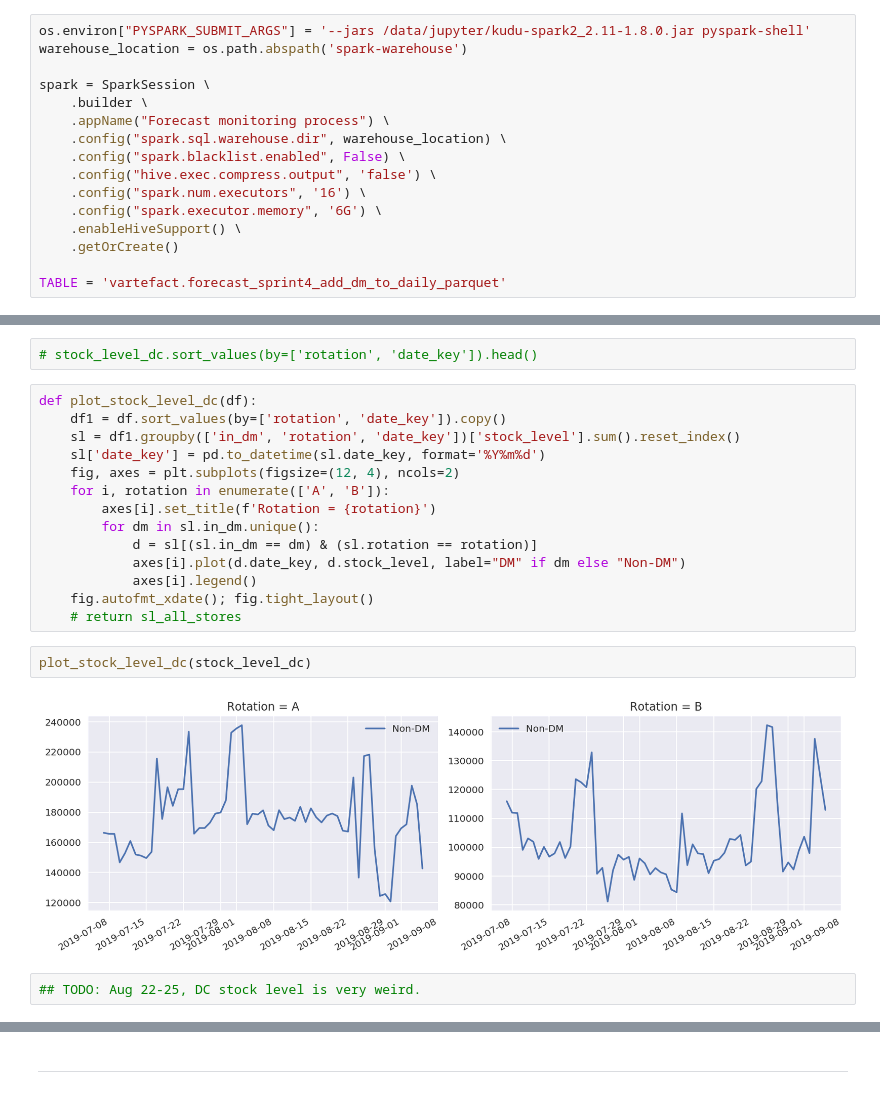
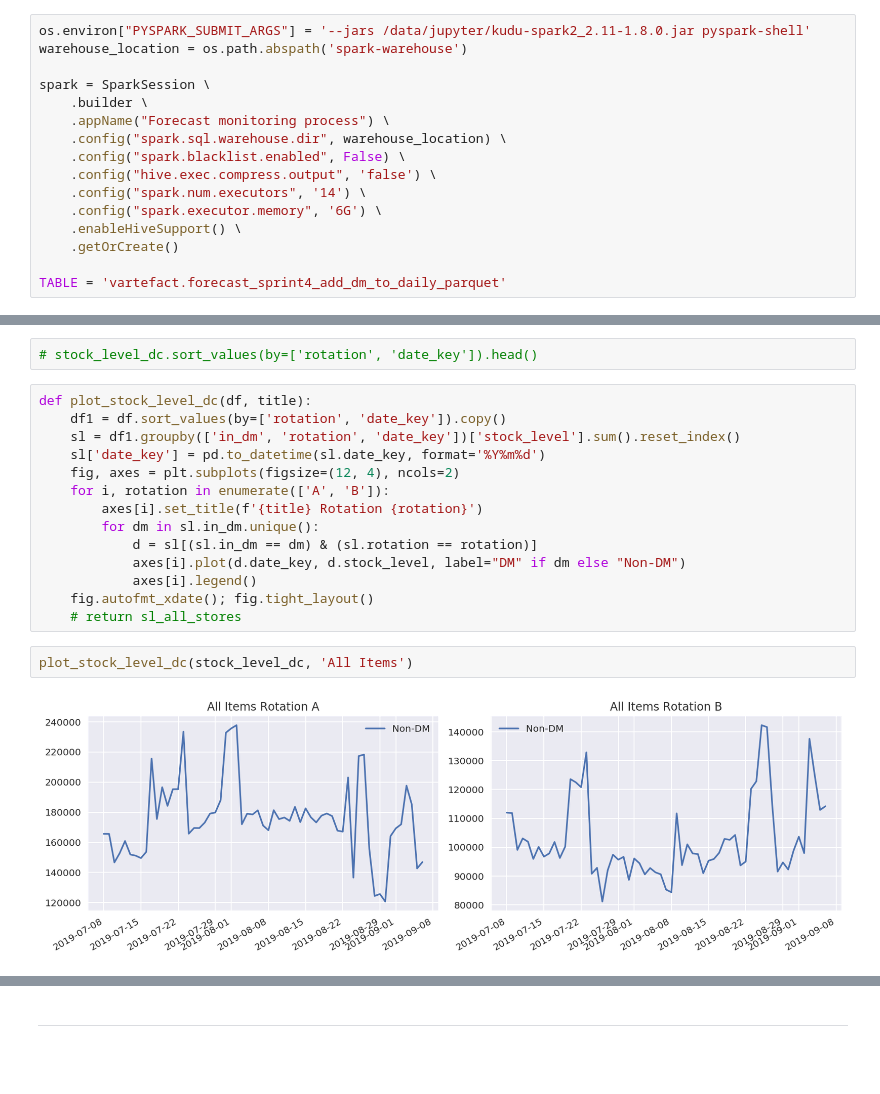
Before and after one commit to PPPPParadise/Carrefour-China-Supply-Chain-Forecast, a Jupyter notebook: workflow_integration/monitor_checks.ipynb, the cells around one changed output, grey strips where cells are left out. Drawn from its saved outputs; the diff is of its cells as text; blank space fills up the shorter version.

```diff
--- a/workflow_integration/monitor_checks.ipynb
+++ b/workflow_integration/monitor_checks.ipynb
@@ -84,7 +84,7 @@ spark = SparkSession \
     .config("spark.sql.warehouse.dir", warehouse_location) \
     .config("spark.blacklist.enabled", False) \
     .config("hive.exec.compress.output", 'false') \
-    .config("spark.num.executors", '16') \
+    .config("spark.num.executors", '14') \
     .config("spark.executor.memory", '6G') \
     .enableHiveSupport() \
     .getOrCreate()
@@ -268,13 +315,13 @@ plot_detention_store(detention_store)
 # %%
 # stock_level_dc.sort_values(by=['rotation', 'date_key']).head()
 # %%
-def plot_stock_level_dc(df):
+def plot_stock_level_dc(df, title):
     df1 = df.sort_values(by=['rotation', 'date_key']).copy()
     sl = df1.groupby(['in_dm', 'rotation', 'date_key'])['stock_level'].sum().reset_index()
     sl['date_key'] = pd.to_datetime(sl.date_key, format='%Y%m%d')
     fig, axes = plt.subplots(figsize=(12, 4), ncols=2)
     for i, rotation in enumerate(['A', 'B']):
-        axes[i].set_title(f'Rotation = {rotation}')
+        axes[i].set_title(f'{title} Rotation {rotation}')
         for dm in sl.in_dm.unique():
             d = sl[(sl.in_dm == dm) & (sl.rotation == rotation)]
             axes[i].plot(d.date_key, d.stock_level, label="DM" if dm else "Non-DM")
@@ -282,8 +329,6 @@ def plot_stock_level_dc(df):
     fig.autofmt_xdate(); fig.tight_layout()
     # return sl_all_stores
 # %%
-plot_stock_level_dc(stock_level_dc)
+plot_stock_level_dc(stock_level_dc, 'All Items')
 # %% [output]
-[figure, old version]
+[figure, new version]
-# %%
-## TODO: Aug 22-25, DC stock level is very weird.
```
Also changed, not shown: parts of 16 cells of this notebook, 9 other files.
